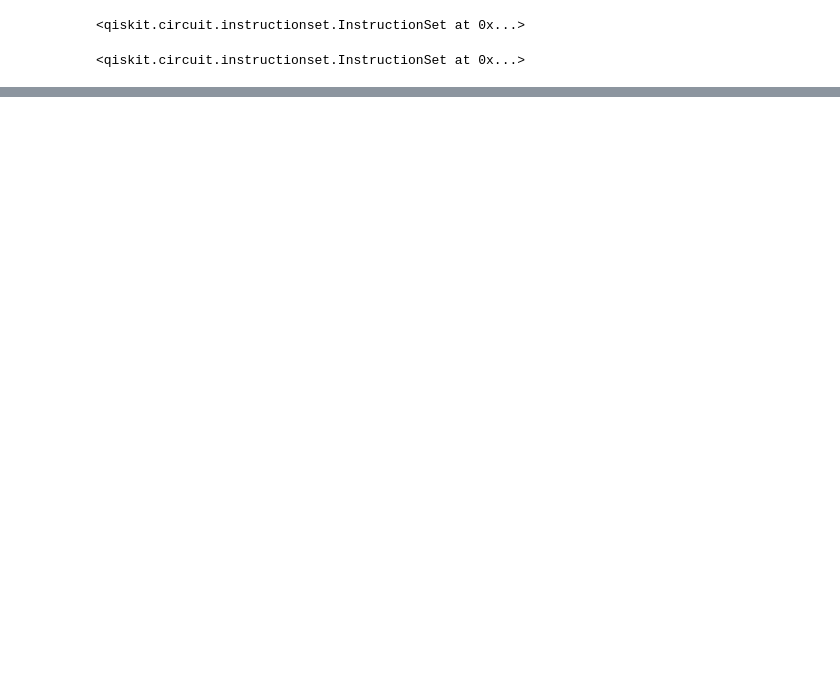
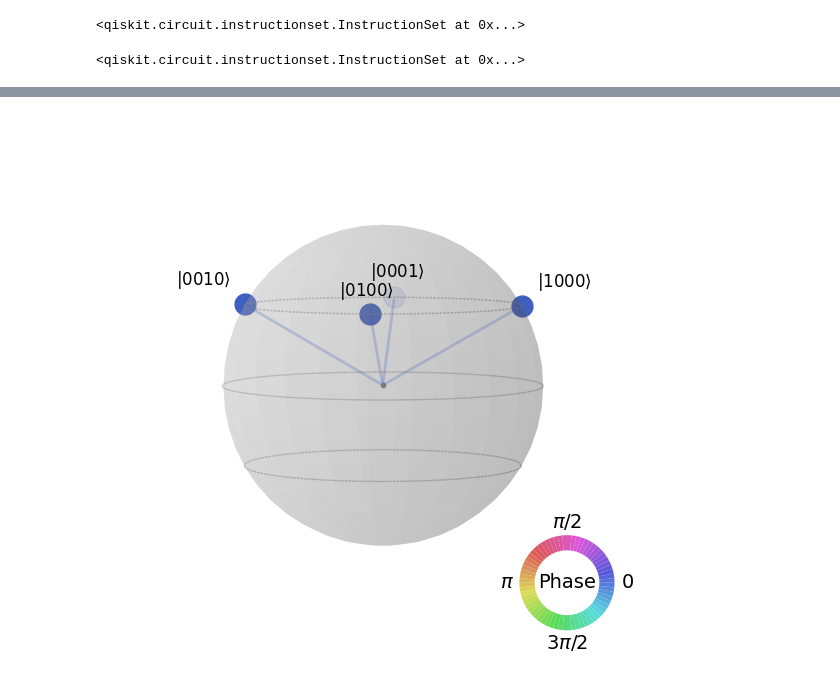
Before and after one commit to Barath-T/quantum, a Jupyter notebook: nqueens.ipynb, the cells around one changed output, grey strips where cells are left out. Drawn from its saved outputs; the diff is of its cells as text; code cells hidden in the pictures; blank space fills up the shorter version.

Commit message:
row visualisation

```diff
--- a/nqueens.ipynb
+++ b/nqueens.ipynb
@@ -147,0 +166,11 @@ result = simulator.run(qc).result()
+# %%
+rc = QuantumCircuit(4)
+rc.h(0)
+rc.h(3)
+rc.ccx(0, 3, 1)
+rc.x(0)
+rc.x(3)
+rc.ccx(0, 3, 2)
+rc.cx(2, 3)
+rc.cx(2, 0)
+rc.draw()
@@ -147,0 +187,10 @@ result = simulator.run(qc).result()
+# %%
+simulator = AerSimulator(method='statevector')
+
+rc.save_statevector()
+result = simulator.run(rc).result()
+# %%
+sv = result.get_statevector()
+sv.draw(output="qsphere")
+# %% [output]
+[figure, added]
```
Also changed, not shown: parts of 12 cells of this notebook.
